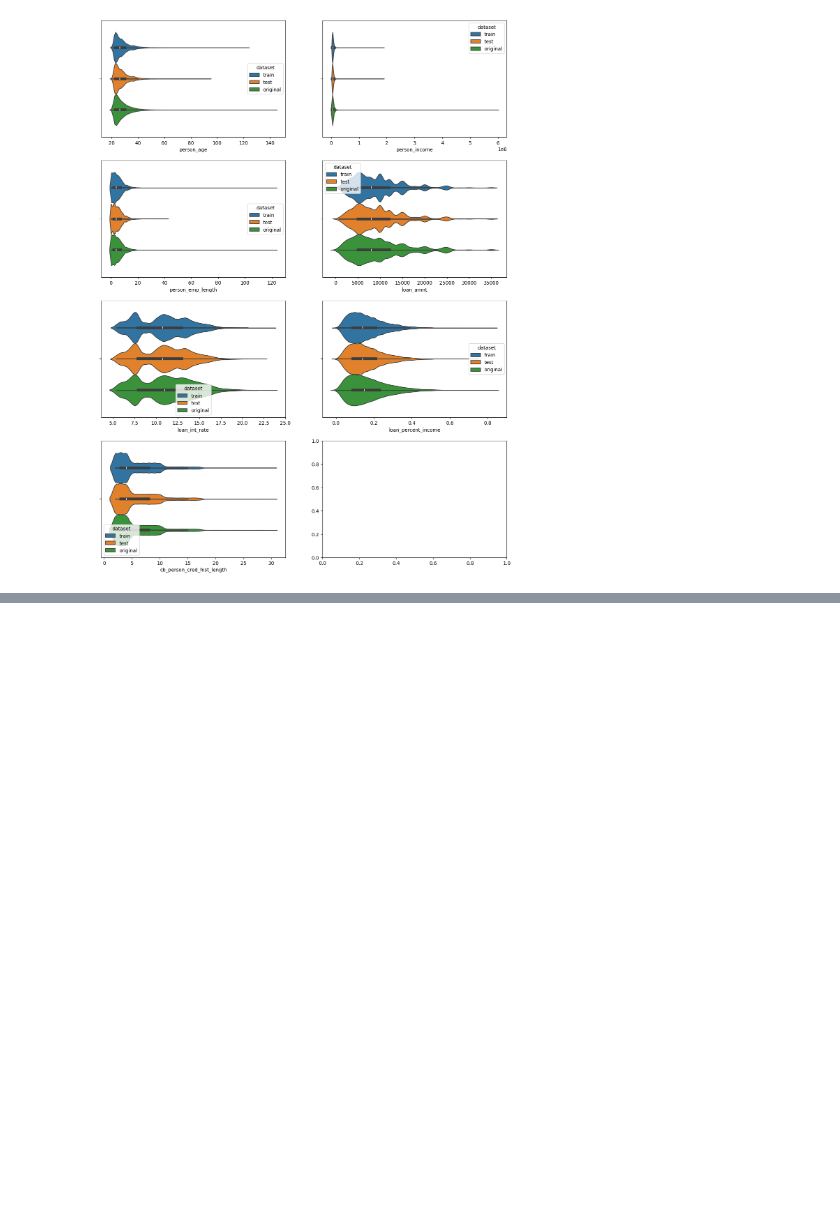
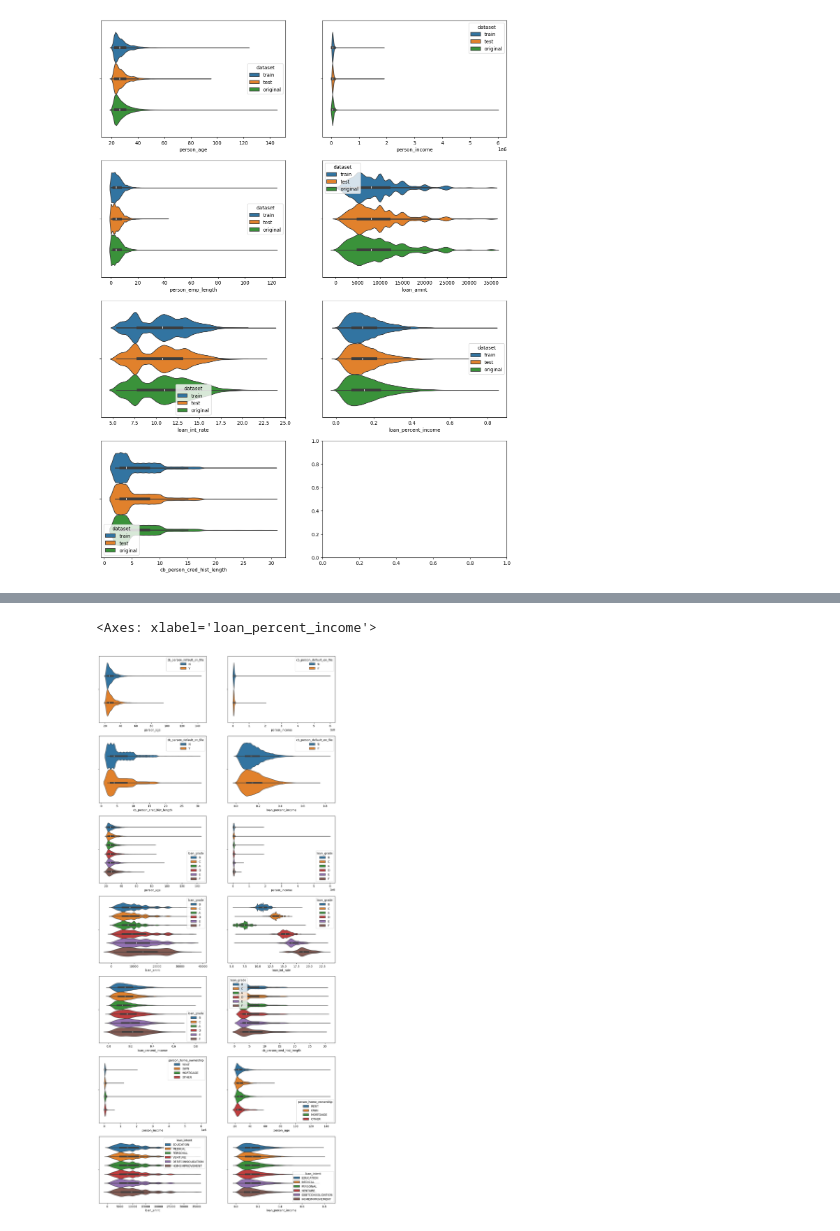
Before and after one commit to LoneCoder21/Loan-Approval, a Jupyter notebook: Classification/Loan Approval/loan_approval.ipynb, the cells around one changed output, grey strips where cells are left out. Drawn from its saved outputs; the diff is of its cells as text; code cells hidden in the pictures; blank space fills up the shorter version.

```diff
--- a/Classification/Loan Approval/loan_approval.ipynb
+++ b/Classification/Loan Approval/loan_approval.ipynb
@@ -245,0 +262,26 @@ data['loan_grade'] = data['loan_grade'].replace({'G': 'F'})
+# %%
+fig, axs = plt.subplots(figsize=(15,35),nrows=7, ncols=2)
+
+sns.violinplot(data, x="person_age",hue='cb_person_default_on_file',ax=axs[0][0])
+sns.violinplot(data, x="person_income",hue='cb_person_default_on_file',ax=axs[0][1])
+
+sns.violinplot(data, x="cb_person_cred_hist_length",hue='cb_person_default_on_file',ax=axs[1][0])
+sns.violinplot(data, x="loan_percent_income",hue='cb_person_default_on_file',ax=axs[1][1])
+
+sns.violinplot(data, x="person_age",hue='loan_grade',ax=axs[2][0])
+sns.violinplot(data, x="person_income",hue='loan_grade',ax=axs[2][1])
+
+sns.violinplot(data, x="loan_amnt",hue='loan_grade',ax=axs[3][0])
+sns.violinplot(data, x="loan_int_rate",hue='loan_grade',ax=axs[3][1])
+
+sns.violinplot(data, x="loan_percent_income",hue='loan_grade',ax=axs[4][0])
+sns.violinplot(data, x="cb_person_cred_hist_length",hue='loan_grade',ax=axs[4][1])
+
+sns.violinplot(data, x="person_income",hue='person_home_ownership',ax=axs[5][0])
+sns.violinplot(data, x="person_age",hue='person_home_ownership',ax=axs[5][1])
+
+sns.violinplot(data, x="loan_amnt",hue='loan_intent',ax=axs[6][0])
+sns.violinplot(data, x="loan_percent_income",hue='loan_intent',ax=axs[6][1])
+# %% [output]
+<Axes: xlabel='loan_percent_income'>
+[figure, added]
```
Also changed, not shown: parts of 2 cells of this notebook.
